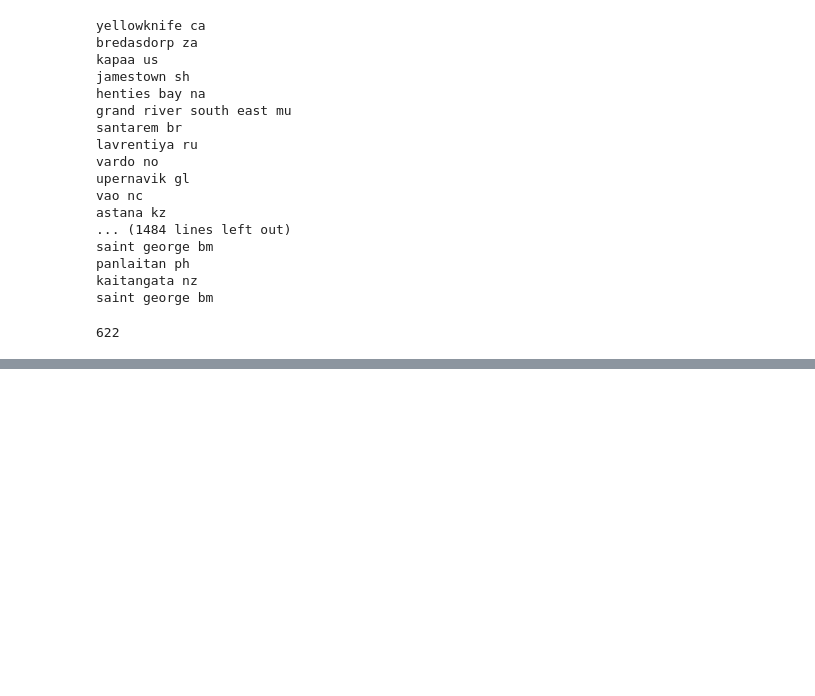
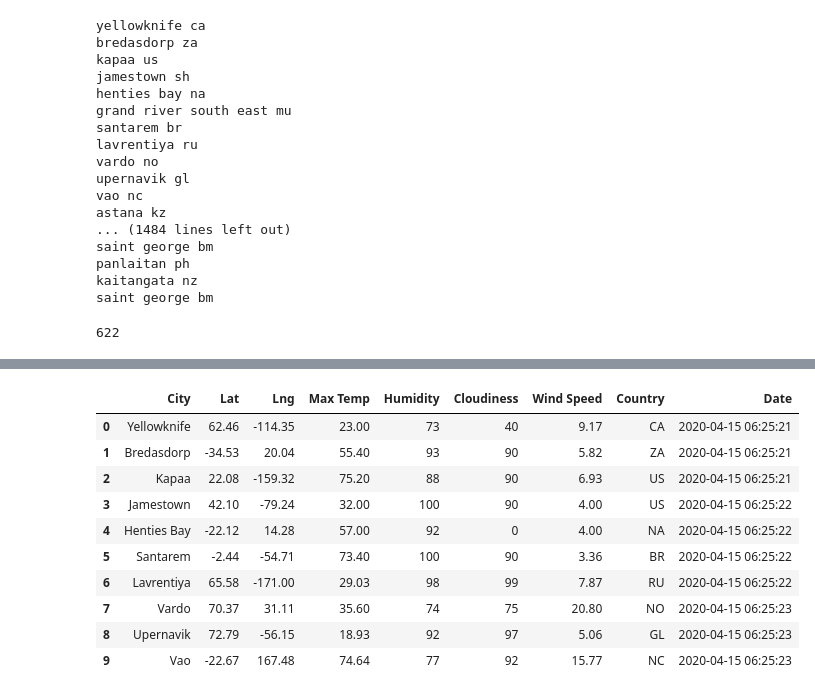
Before and after one commit to zubair97431/World_Weather_Analysis, a Jupyter notebook: WeatherPy.ipynb, the cells around one changed output, grey strips where cells are left out. Cells and saved outputs as stored; diff of their text form; code cells hidden in the pictures; blank space fills up the shorter version.

```diff
--- a/WeatherPy.ipynb
+++ b/WeatherPy.ipynb
@@ -56,0 +63,4 @@ len(cities)
+# %%
+# Starting URL for Weather Map API Call.
+url = "http://api.openweathermap.org/data/2.5/weather?units=Imperial&APPID=" + weather_api_key
+print(url)
@@ -56,0 +72,10 @@ len(cities)
+# %%
+# Create an empty list to hold the weather data.
+city_data = []
+# Print the beginning of the logging.
+print("Beginning Data Retrieval     ")
+print("-----------------------------")
+
+# Create counters.
+record_count = 1
+set_count = 1
@@ -56,0 +152,16 @@ len(cities)
+# %%
+# Convert the array of dictionaries to a Pandas DataFrame.
+city_data_df = pd.DataFrame(city_data)
+city_data_df.head(10)
+# %% [output]
+|  | City | Lat | Lng | Max Temp | Humidity | Cloudiness | Wind Speed | Country | Date |
+| 0 | Yellowknife | 62.46 | -114.35 | 23.00 | 73 | 40 | 9.17 | CA | 2020-04-15 06:25:21 |
+| 1 | Bredasdorp | -34.53 | 20.04 | 55.40 | 93 | 90 | 5.82 | ZA | 2020-04-15 06:25:21 |
+| 2 | Kapaa | 22.08 | -159.32 | 75.20 | 88 | 90 | 6.93 | US | 2020-04-15 06:25:21 |
+| 3 | Jamestown | 42.10 | -79.24 | 32.00 | 100 | 90 | 4.00 | US | 2020-04-15 06:25:22 |
+| 4 | Henties Bay | -22.12 | 14.28 | 57.00 | 92 | 0 | 4.00 | NA | 2020-04-15 06:25:22 |
+| 5 | Santarem | -2.44 | -54.71 | 73.40 | 100 | 90 | 3.36 | BR | 2020-04-15 06:25:22 |
+| 6 | Lavrentiya | 65.58 | -171.00 | 29.03 | 98 | 99 | 7.87 | RU | 2020-04-15 06:25:22 |
+| 7 | Vardo | 70.37 | 31.11 | 35.60 | 74 | 75 | 20.80 | NO | 2020-04-15 06:25:23 |
+| 8 | Upernavik | 72.79 | -56.15 | 18.93 | 92 | 97 | 5.06 | GL | 2020-04-15 06:25:23 |
+| 9 | Vao | -22.67 | 167.48 | 74.64 | 77 | 92 | 15.77 | NC | 2020-04-15 06:25:23 |
```
Also changed, not shown: parts of 9 cells of this notebook, 3 other files.
